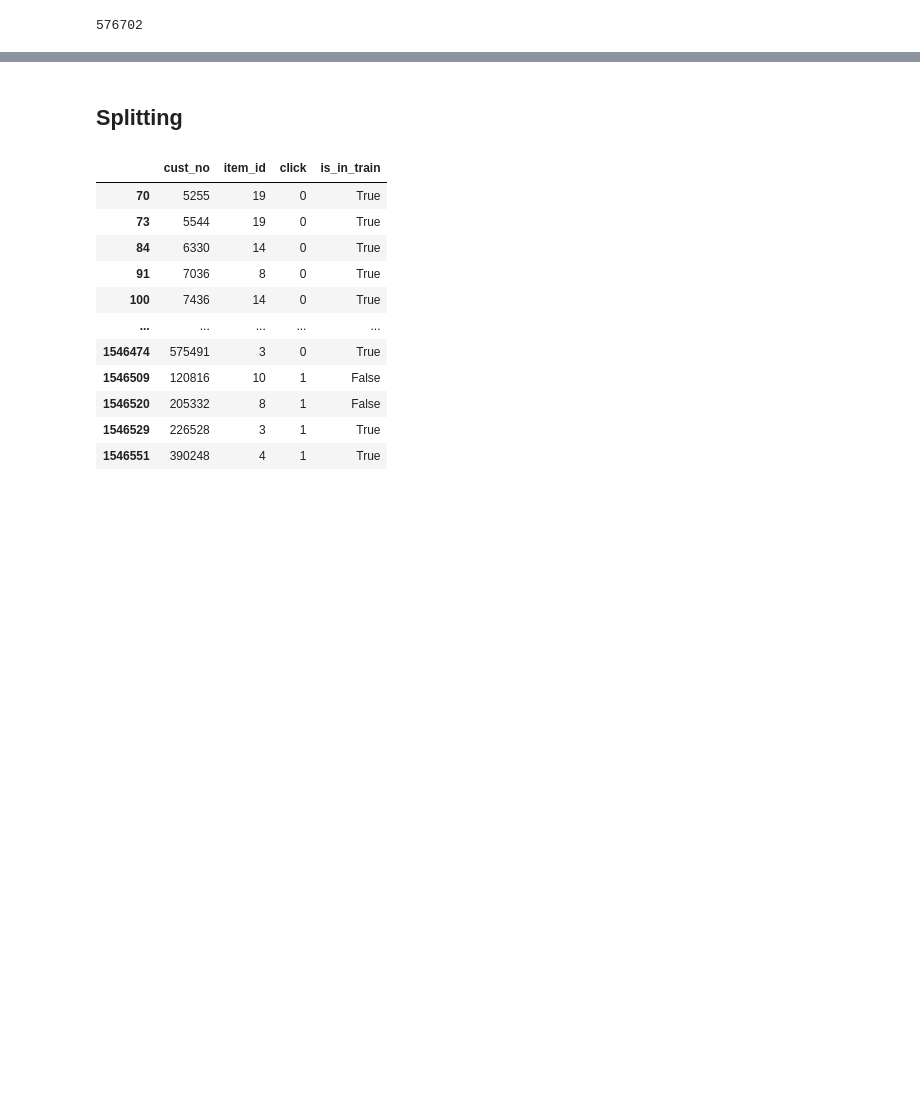
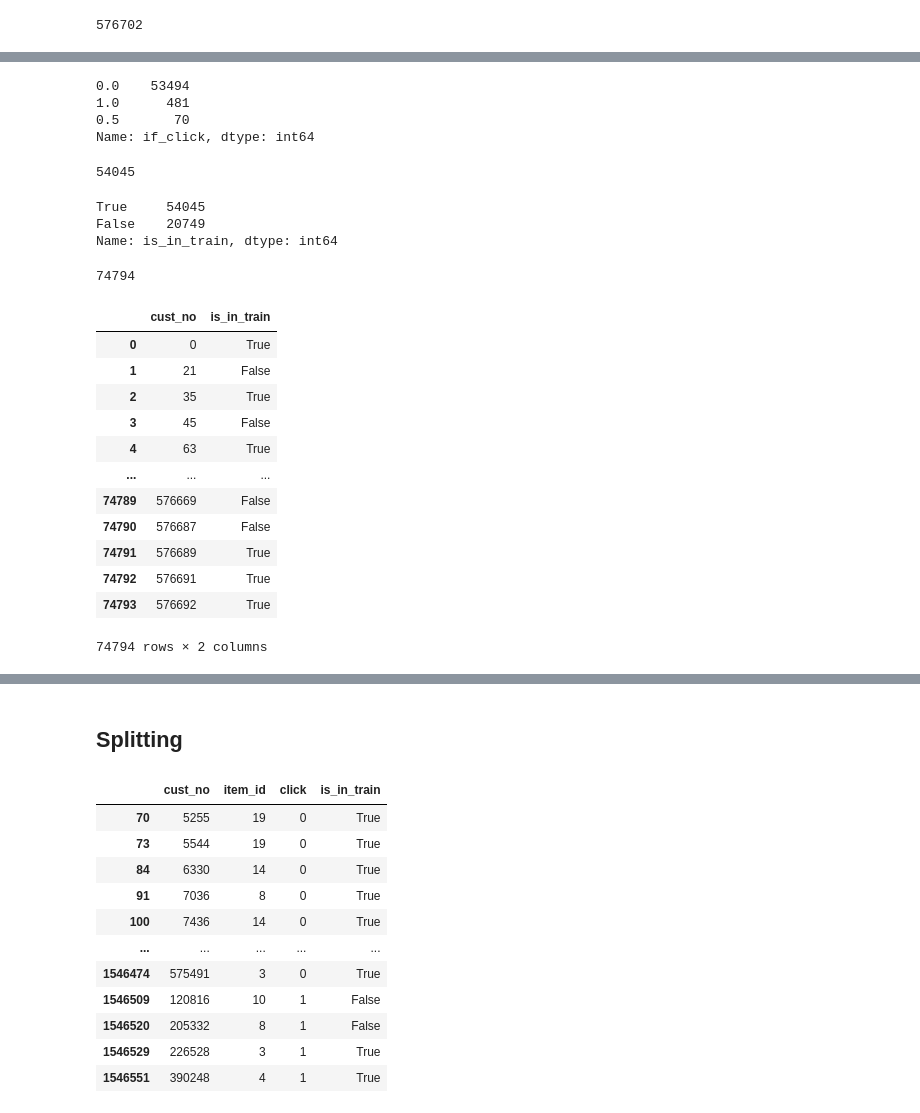
Before and after one commit to Chunger-Lo/LightGCN-PyTorch, a Jupyter notebook: data/sc/eda.ipynb, the cells around one changed output, grey strips where cells are left out. Drawn from its saved outputs; the diff is of its cells as text; code cells hidden in the pictures; blank space fills up the shorter version.

```diff
--- a/data/sc/eda.ipynb
+++ b/data/sc/eda.ipynb
@@ -23,0 +26,9 @@ len(user_list)
+# %%
+train_start = 20211217; train_end = 20211225; test_end = 20211226
+test_date = test_end
+# %%
+context_train = context[(context.date >= train_start) & (context.date < test_date)][['cust_no', 'item_id', 'show','click']]
+trainUniqueUsers = set(context_train.cust_no.unique())
+context_test = context[context.date == test_date][['cust_no', 'item_id','click']]
+context_test['is_in_train'] = context_test.cust_no.isin(trainUniqueUsers)
+# grouped = context_test.groupby('cust_no')['is_in_train'].mean()
@@ -23,0 +53,5 @@ len(user_list)
+# %%
+# test
+context_test = context[context.date == test_date][['cust_no', 'item_id','click']]
+context_test['is_in_train'] = context_test.cust_no.isin(trainUniqueUsers)
+cust_category_test = context_test.groupby('cust_no')['is_in_train'].mean().reset_index()
@@ -23,0 +68,37 @@ len(user_list)
+# %%
+can_be_transducted_w_click.if_click.value_counts()
+# %% [output]
+0.0    53494
+1.0      481
+0.5       70
+Name: if_click, dtype: int64
+# %%
+53494+481+70
+# %% [output]
+54045
+# %%
+cust_category_test.is_in_train.value_counts()
+# %% [output]
+True     54045
+False    20749
+Name: is_in_train, dtype: int64
+# %%
+54045+20749
+# %% [output]
+74794
+# %%
+cust_category_test
+# %% [output]
+|  | cust_no | is_in_train |
+| 0 | 0 | True |
+| 1 | 21 | False |
+| 2 | 35 | True |
+| 3 | 45 | False |
+| 4 | 63 | True |
+| ... | ... | ... |
+| 74789 | 576669 | False |
+| 74790 | 576687 | False |
+| 74791 | 576689 | True |
+| 74792 | 576691 | True |
+| 74793 | 576692 | True |
+74794 rows × 2 columns
```
Also changed, not shown: parts of 27 cells of this notebook, 7 other files.
